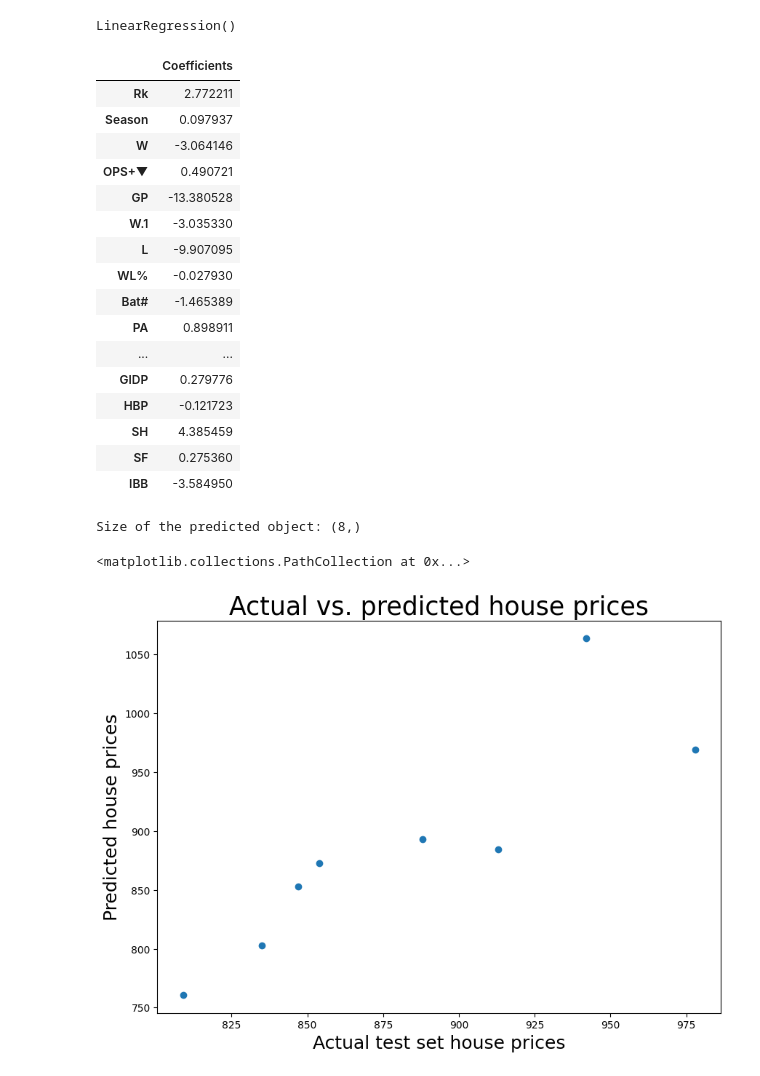
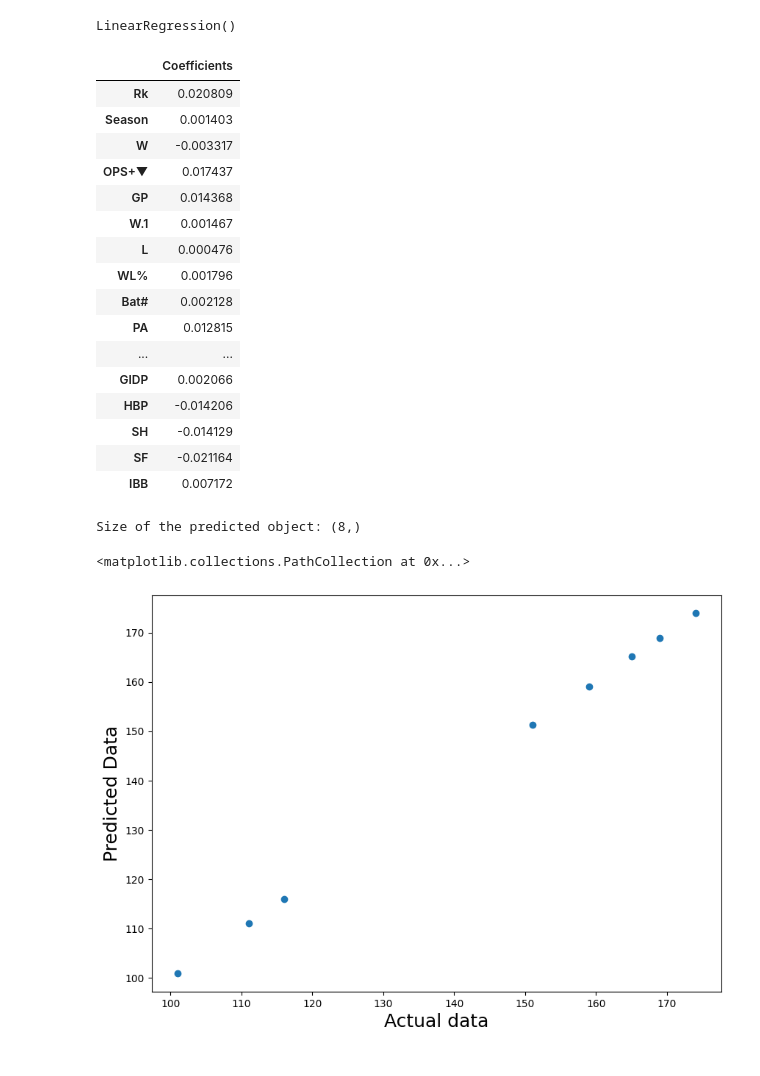
Before and after one commit to ShengChen3/hth_fallprogram, a Jupyter notebook: 2-Finding-an-Interesting-Dataset-ShengC/Linear Regression for Baseball Data.ipynb, the cells around one changed output. Cells and saved outputs as stored; diff of their text form; code cells hidden in the pictures.

```diff
--- a/2-Finding-an-Interesting-Dataset-ShengC/Linear Regression for Baseball Data.ipynb
+++ b/2-Finding-an-Interesting-Dataset-ShengC/Linear Regression for Baseball Data.ipynb
@@ -99,7 +99,8 @@ l_column
  'R/Gm']
 # %%
 X = baseball_data[l_column[0:len_feature-2]]
-y = baseball_data[l_column[len_feature-2]]
+y = baseball_data[l_column[len_feature-19]]
+X
 # %% [output]
 |  | Rk | Season | W | OPS+▼ | GP | W.1 | L | WL% | Bat# | PA | ... | ... |
 | 0 | 1 | 2022 | 78 | 118 | 133 | 78 | 55 | 0.586 | 23 | 5097 | ... | ... |
@@ -128,26 +129,26 @@ lm.fit(X_train, y_train)
 # %% [output]
 LinearRegression()
 # %%
-cdf = pd.DataFrame(data=lm.coef_, index=X_train.columns, columns=["Coefficients"])
-cdf
+Coef = pd.DataFrame(data=lm.coef_, index=X_train.columns, columns=["Coefficients"])
+Coef
 # %% [output]
 |  | Coefficients |
-| Rk | 2.772211 |
-| Season | 0.097937 |
-| W | -3.064146 |
-| OPS+▼ | 0.490721 |
-| GP | -13.380528 |
-| W.1 | -3.035330 |
-| L | -9.907095 |
-| WL% | -0.027930 |
-| Bat# | -1.465389 |
-| PA | 0.898911 |
+| Rk | 0.020809 |
+| Season | 0.001403 |
+| W | -0.003317 |
+| OPS+▼ | 0.017437 |
+| GP | 0.014368 |
+| W.1 | 0.001467 |
+| L | 0.000476 |
+| WL% | 0.001796 |
+| Bat# | 0.002128 |
+| PA | 0.012815 |
 | ... | ... |
-| GIDP | 0.279776 |
-| HBP | -0.121723 |
-| SH | 4.385459 |
-| SF | 0.275360 |
-| IBB | -3.584950 |
+| GIDP | 0.002066 |
+| HBP | -0.014206 |
+| SH | -0.014129 |
+| SF | -0.021164 |
+| IBB | 0.007172 |
 # %%
 predictions = lm.predict(X_test)
 print ("Size of the predicted object:", predictions.shape)
@@ -155,13 +156,12 @@ print ("Size of the predicted object:", predictions.shape)
 Size of the predicted object: (8,)
 # %%
 plt.figure(figsize=(10,7))
-plt.title("Actual vs. predicted house prices",fontsize=25)
-plt.xlabel("Actual test set house prices",fontsize=18)
-plt.ylabel("Predicted house prices", fontsize=18)
+plt.xlabel("Actual data",fontsize=18)
+plt.ylabel("Predicted Data", fontsize=18)
 plt.scatter(x=y_test,y=predictions)
 # %% [output]
 <matplotlib.collections.PathCollection at 0x...>
-[figure, old version]
+[figure, new version]
 # %%
 plt.figure(figsize=(10,7))
 sns.distplot([y_test-predictions])
```
Also changed, not shown: parts of 5 cells of this notebook.
